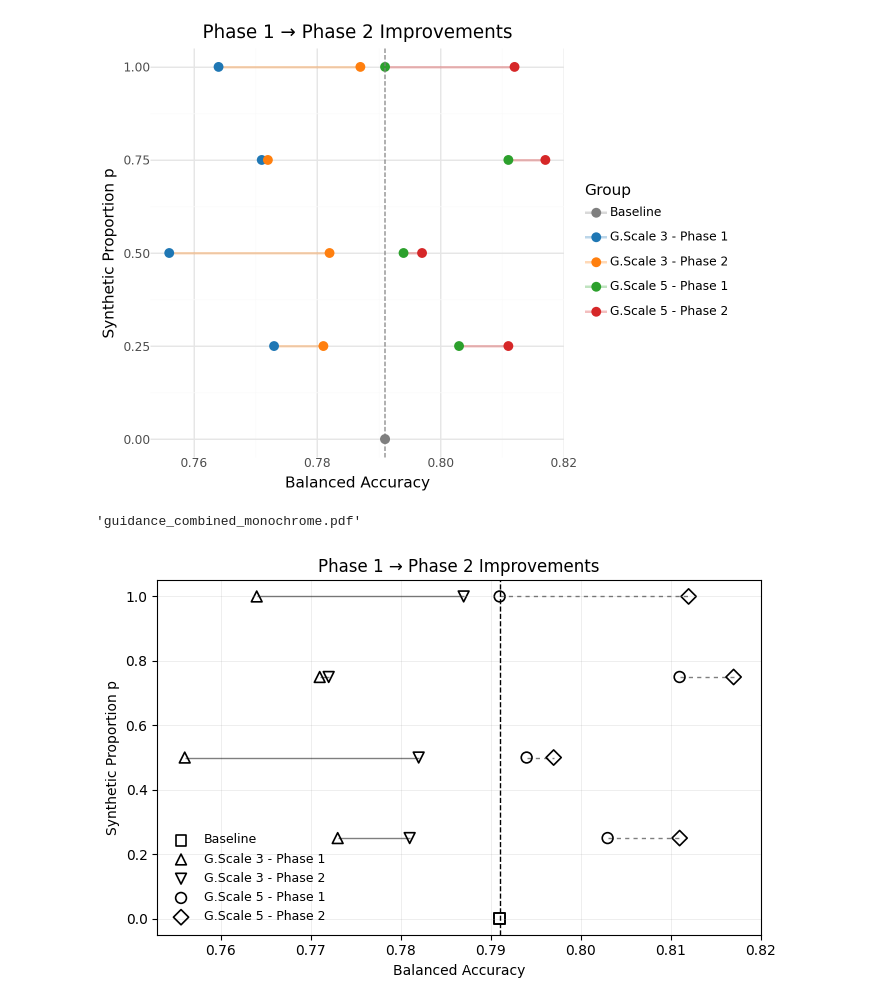
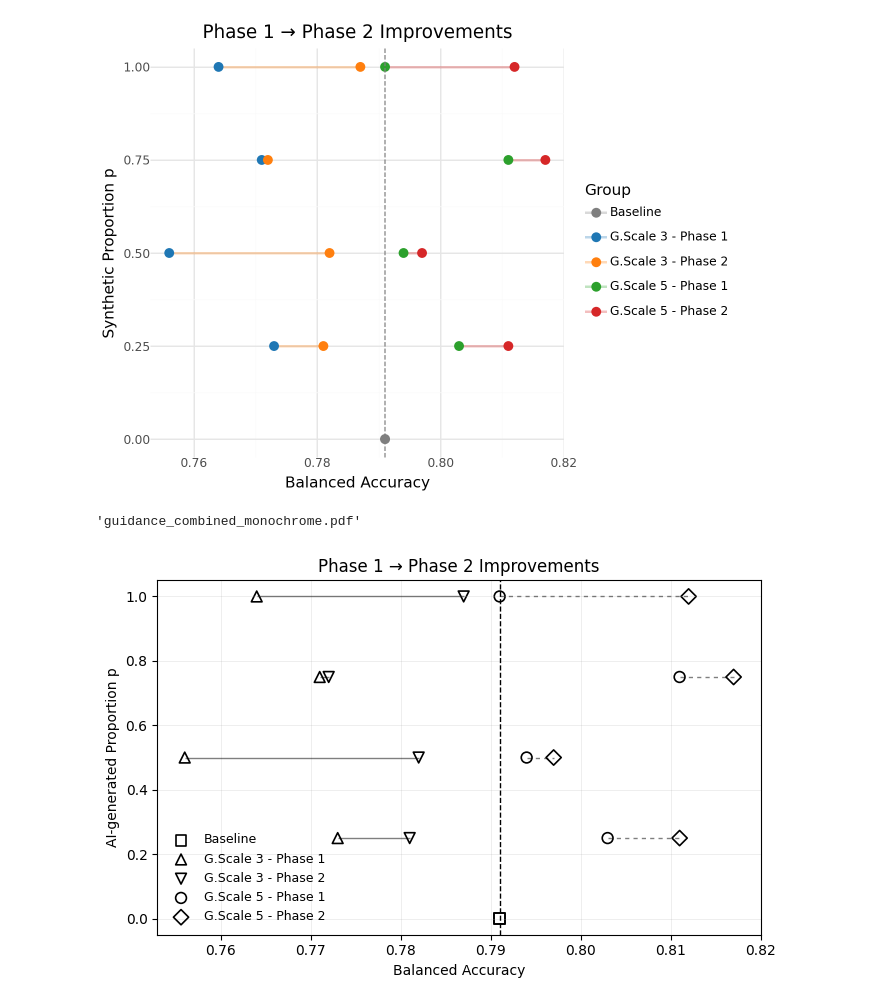
Before and after one commit to Linardos/U24_synthesis, a Jupyter notebook: plots_for_paper/plot_phases_diff.ipynb, the cells around one changed output. Drawn from its saved outputs; the diff is of its cells as text; code cells hidden in the pictures.

```diff
--- a/plots_for_paper/plot_phases_diff.ipynb
+++ b/plots_for_paper/plot_phases_diff.ipynb
@@ -263,33 +263,33 @@ ax.axvline(baseline_value, linestyle="--", color="black", linewidth=1)
 # Labels and title
 ax.set_title("Phase 1 → Phase 2 Improvements", fontsize=12)
 ax.set_xlabel("Balanced Accuracy")
-ax.set_ylabel("Synthetic Proportion p")
+ax.set_ylabel("AI-generated Proportion p")
 
 # Legend (single, monochrome)
 handles, labels = ax.get_legend_handles_labels()
 # order legend items
 legend_order = [
     "Baseline",
     "G.Scale 3 - Phase 1", "G.Scale 3 - Phase 2",
     "G.Scale 5 - Phase 1", "G.Scale 5 - Phase 2",
 ]
 order_idx = [labels.index(l) for l in legend_order if l in labels]
 ordered_handles = [handles[i] for i in order_idx]
 ordered_labels = [labels[i] for i in order_idx]
 
 ax.legend(
     ordered_handles, ordered_labels,
     title="", frameon=False, loc="lower left", fontsize=9
 )
 
 
 ax.grid(True, linewidth=0.5, alpha=0.3)
 
 fig.tight_layout()
 out_path = "guidance_combined_monochrome.pdf"
 fig.savefig(out_path, bbox_inches="tight")
 
 out_path
 # %% [output]
 'guidance_combined_monochrome.pdf'
-[figure, old version]
+[figure, new version]
```
Also changed, not shown: 10 other files.
